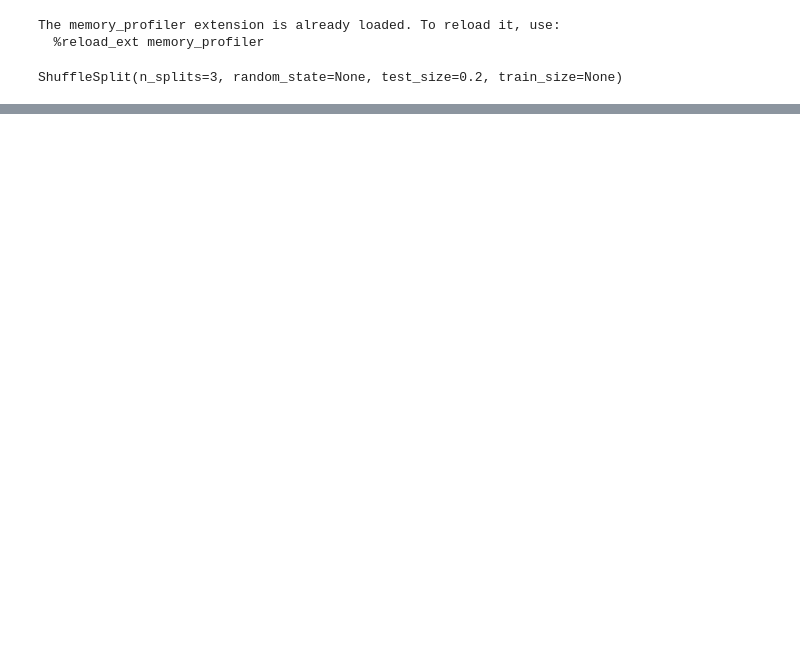
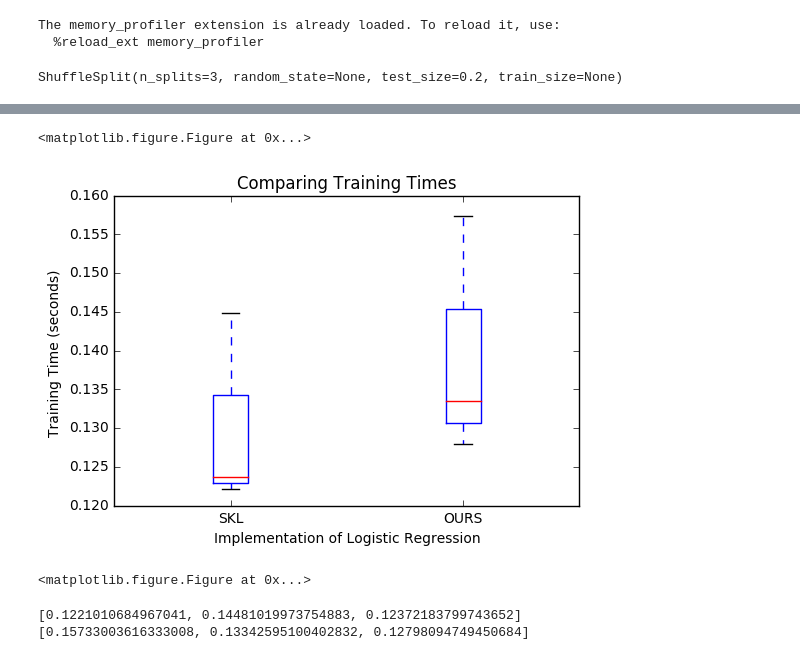
Before and after one commit to RupalSanghavi/MachineLearning, a Jupyter notebook: RW3PMFRIBASE.ipynb, the cells around one changed output, grey strips where cells are left out. Saved outputs shown, nothing was run; the diff lists cells and outputs as text; code cells hidden in the pictures; blank space fills up the shorter version.

```diff
--- a/RW3PMFRIBASE.ipynb
+++ b/RW3PMFRIBASE.ipynb
@@ -579,0 +577,17 @@ confusion matrix
+# %%
+plt.boxplot([lr_sk_times,lr_clf_times])
+plt.title("Comparing Training Times")
+plt.xlabel('Implementation of Logistic Regression')
+plt.ylabel('Training Time (seconds) ')
+plt.xticks([1,2],['SKL','OURS'])
+plt.figure()
+# %% [output]
+<matplotlib.figure.Figure at 0x...>
+[figure, added]
+<matplotlib.figure.Figure at 0x...>
+# %%
+print(lr_sk_times)
+print(lr_clf_times)
+# %% [output]
+[0.1221010684967041, 0.14481019973754883, 0.12372183799743652]
+[0.15733003616333008, 0.13342595100402832, 0.12798094749450684]
```
Also changed, not shown: parts of 14 cells of this notebook.
